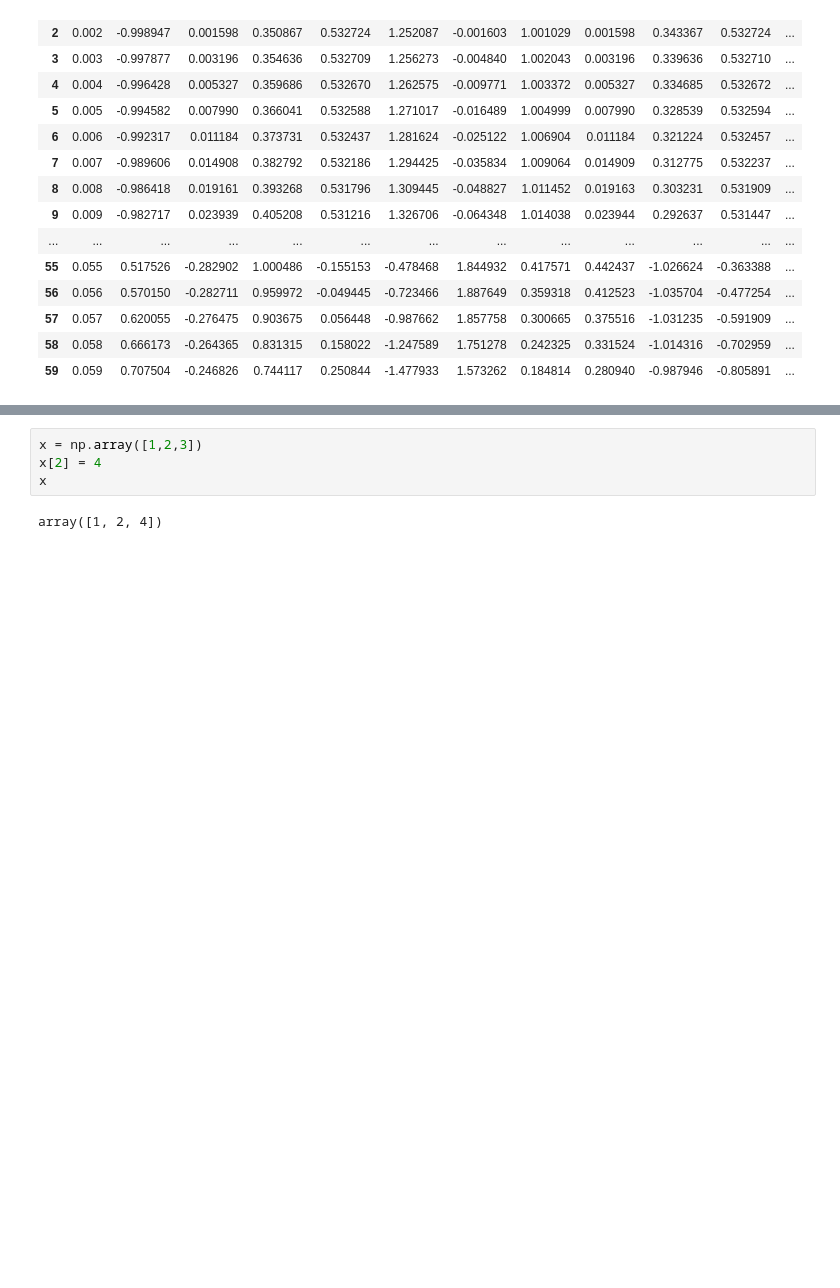
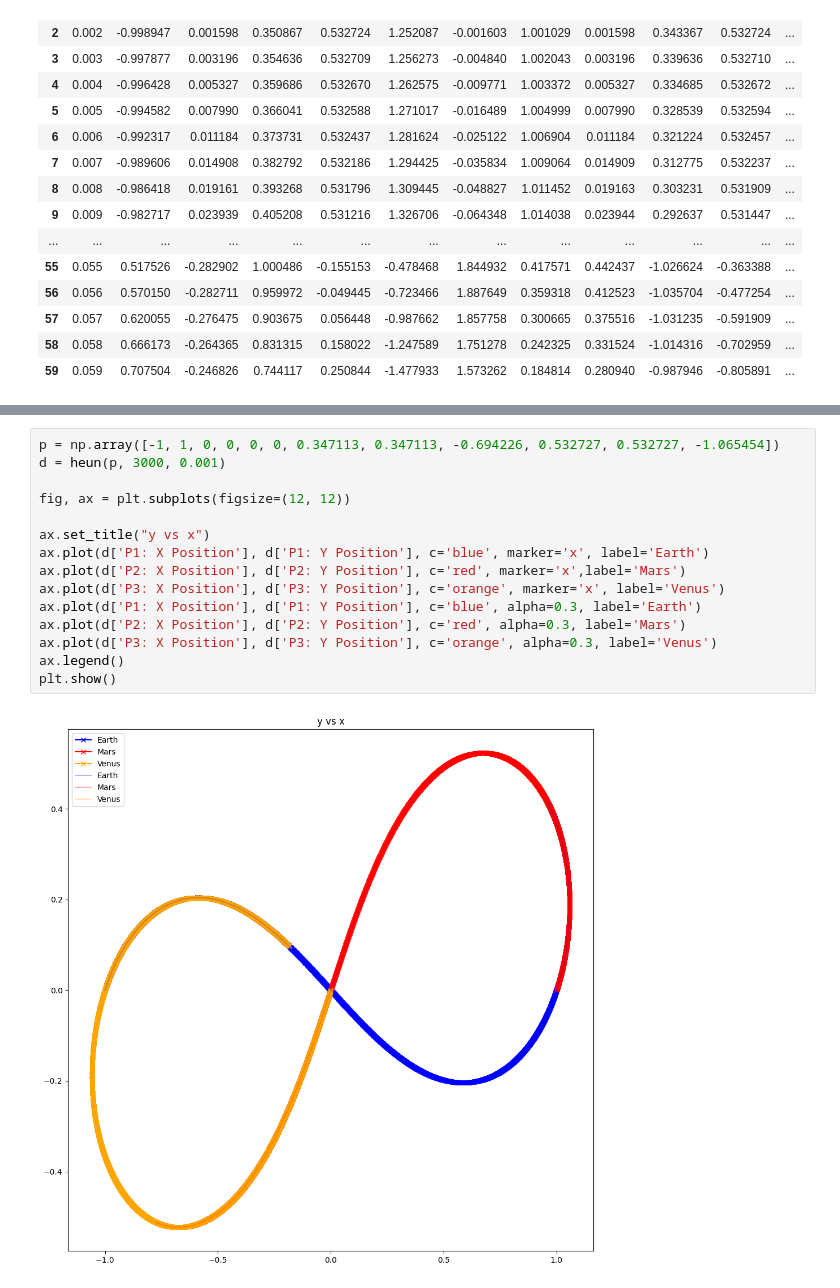
Before and after one commit to wastjohn/ThreeBodyProblemVis, a Jupyter notebook: ThreeBodyVis.ipynb, the cells around one changed output, grey strips where cells are left out. Drawn from its saved outputs; the diff is of its cells as text; blank space fills up the shorter version.

```diff
--- a/ThreeBodyVis.ipynb
+++ b/ThreeBodyVis.ipynb
@@ -383,6 +301,17 @@ plt.plot(d['P3: X Position'], d['P3: Y Position'], c='orange', alpha=0.3, label=
-# %%
-x = np.array([1,2,3])
-x[2] = 4
-x
-# %% [output]
-array([1, 2, 4])
+# %%
+p = np.array([-1, 1, 0, 0, 0, 0, 0.347113, 0.347113, -0.694226, 0.532727, 0.532727, -1.065454])
+d = heun(p, 3000, 0.001)
+
+fig, ax = plt.subplots(figsize=(12, 12))
+
+ax.set_title("y vs x")
+ax.plot(d['P1: X Position'], d['P1: Y Position'], c='blue', marker='x', label='Earth')
+ax.plot(d['P2: X Position'], d['P2: Y Position'], c='red', marker='x',label='Mars')
+ax.plot(d['P3: X Position'], d['P3: Y Position'], c='orange', marker='x', label='Venus')
+ax.plot(d['P1: X Position'], d['P1: Y Position'], c='blue', alpha=0.3, label='Earth')
+ax.plot(d['P2: X Position'], d['P2: Y Position'], c='red', alpha=0.3, label='Mars')
+ax.plot(d['P3: X Position'], d['P3: Y Position'], c='orange', alpha=0.3, label='Venus')
+ax.legend()
+plt.show()
+# %% [output]
+[figure, added]
```
Also changed, not shown: parts of 7 cells of this notebook, 1 other file.
